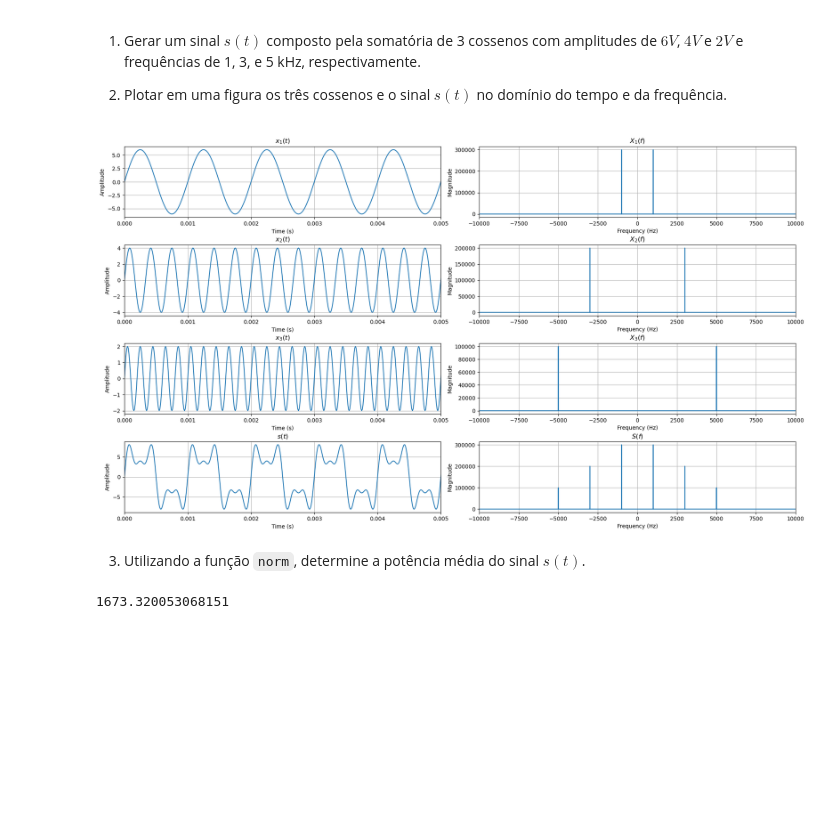
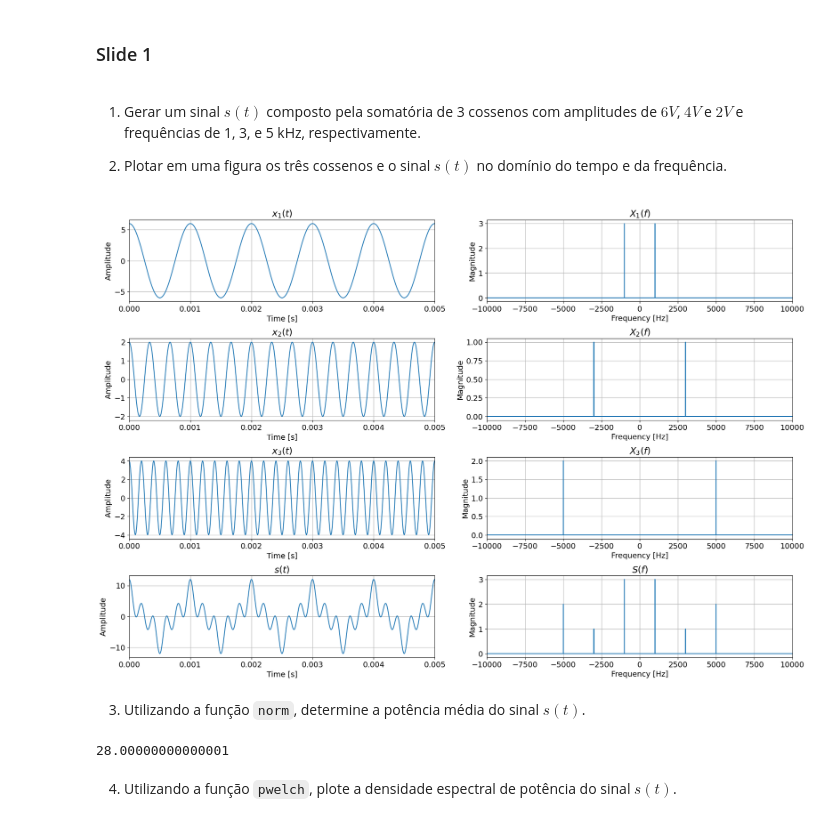
Before and after one commit to gabrielluizep/workbook-eng-telecom, a Jupyter notebook: com1/relatorio-1.ipynb, the cells around one changed output. Drawn from its saved outputs; the diff is of its cells as text; code cells hidden in the pictures; blank space fills up the shorter version.

```diff
--- a/com1/relatorio-1.ipynb
+++ b/com1/relatorio-1.ipynb
@@ -3,7 +3,9 @@ import numpy as np
 import scipy.signal as signal
 import matplotlib.pyplot as plt
 
-plt.rcParams["axes.grid"] = True
+plt.rcParams.update({"axes.grid": True, "font.size": 14})
+# %% [markdown]
+### Slide 1
 # %% [markdown]
 1. Gerar um sinal $s(t)$ composto pela somatória de 3 cossenos com amplitudes de $6V$, $4V$ e $2V$ e frequências de 1, 3, e 5 kHz, respectivamente.
 
@@ -11,87 +37,65 @@ plt.rcParams["axes.grid"] = True
 # %%
-A1 = 6
-A2 = 4
-A3 = 2
-
-f1 = int(1e3)
-f2 = int(3e3)
-f3 = int(5e3)
-
-fs = int(1e5)
-t = np.arange(0, 1, 1 / fs)
-f = np.arange(-fs / 2, fs / 2, 1)
-
-x1_t = A1 * np.sin(2 * np.pi * f1 * t)
-X1_t = np.fft.fftshift(np.fft.fft(x1_t))
-
-x2_t = A2 * np.sin(2 * np.pi * f2 * t)
-X2_t = np.fft.fftshift(np.fft.fft(x2_t))
-
-x3_t = A3 * np.sin(2 * np.pi * f3 * t)
-X3_t = np.fft.fftshift(np.fft.fft(x3_t))
-
-s_t = x1_t + x2_t + x3_t
-S_t = np.fft.fftshift(np.fft.fft(s_t))
-
-fig, axs = plt.subplots(4, 2, figsize=(18, 10))
+fig, axs = plt.subplots(4, 2, figsize=(18, 12))
 fig.tight_layout(h_pad=3, w_pad=4)
 
 axs[0, 0].plot(t, x1_t)
 axs[0, 0].set_title("$x_1(t)$")
-axs[0, 0].set_xlabel("Time (s)")
+axs[0, 0].set_xlabel("Time [s]")
 axs[0, 0].set_ylabel("Amplitude")
 axs[0, 0].set_xlim(0, 5 * 1 / f1)
 
 axs[0, 1].plot(f, np.abs(X1_t))
 axs[0, 1].set_title("$X_1(f)$")
-axs[0, 1].set_xlabel("Frequency (Hz)")
+axs[0, 1].set_xlabel("Frequency [Hz]")
 axs[0, 1].set_ylabel("Magnitude")
 axs[0, 1].set_xlim(-10e3, 10e3)
 
 axs[1, 0].plot(t, x2_t)
 axs[1, 0].set_title("$x_2(t)$")
-axs[1, 0].set_xlabel("Time (s)")
+axs[1, 0].set_xlabel("Time [s]")
 axs[1, 0].set_ylabel("Amplitude")
 axs[1, 0].set_xlim(0, 5 * 1 / f1)
 
 axs[1, 1].plot(f, np.abs(X2_t))
 axs[1, 1].set_title("$X_2(f)$")
-axs[1, 1].set_xlabel("Frequency (Hz)")
+axs[1, 1].set_xlabel("Frequency [Hz]")
 axs[1, 1].set_ylabel("Magnitude")
 axs[1, 1].set_xlim(-10e3, 10e3)
 
 axs[2, 0].plot(t, x3_t)
 axs[2, 0].set_title("$x_3(t)$")
-axs[2, 0].set_xlabel("Time (s)")
+axs[2, 0].set_xlabel("Time [s]")
 axs[2, 0].set_ylabel("Amplitude")
 axs[2, 0].set_xlim(0, 5 * 1 / f1)
 
 axs[2, 1].plot(f, np.abs(X3_t))
 axs[2, 1].set_title("$X_3(f)$")
-axs[2, 1].set_xlabel("Frequency (Hz)")
+axs[2, 1].set_xlabel("Frequency [Hz]")
 axs[2, 1].set_ylabel("Magnitude")
 axs[2, 1].set_xlim(-10e3, 10e3)
 
 axs[3, 0].plot(t, s_t)
 axs[3, 0].set_title("$s(t)$")
-axs[3, 0].set_xlabel("Time (s)")
+axs[3, 0].set_xlabel("Time [s]")
 axs[3, 0].set_ylabel("Amplitude")
 axs[3, 0].set_xlim(0, 5 * 1 / f1)
 
-axs[3, 1].plot(f, np.abs(S_t))
+axs[3, 1].plot(f, np.abs(S_f))
 axs[3, 1].set_title("$S(f)$")
-axs[3, 1].set_xlabel("Frequency (Hz)")
+axs[3, 1].set_xlabel("Frequency [Hz]")
 axs[3, 1].set_ylabel("Magnitude")
 axs[3, 1].set_xlim(-10e3, 10e3)
 
 plt.show()
 # %% [output]
-[figure, old version]
+[figure, new version]
 # %% [markdown]
 3. Utilizando a função `norm`, determine a potência média do sinal $s(t)$.
 # %%
-norm = np.linalg.norm(s_t)
+p_mean = np.linalg.norm(s_t) ** 2 / len(s_t)
 
-norm
+p_mean
 # %% [output]
-1673.320053068151
+28.00000000000001
+# %% [markdown]
+4. Utilizando a função `pwelch`, plote a densidade espectral de potência do sinal $s(t)$.
```
Also changed, not shown: parts of 26 cells of this notebook, 3 other files.
